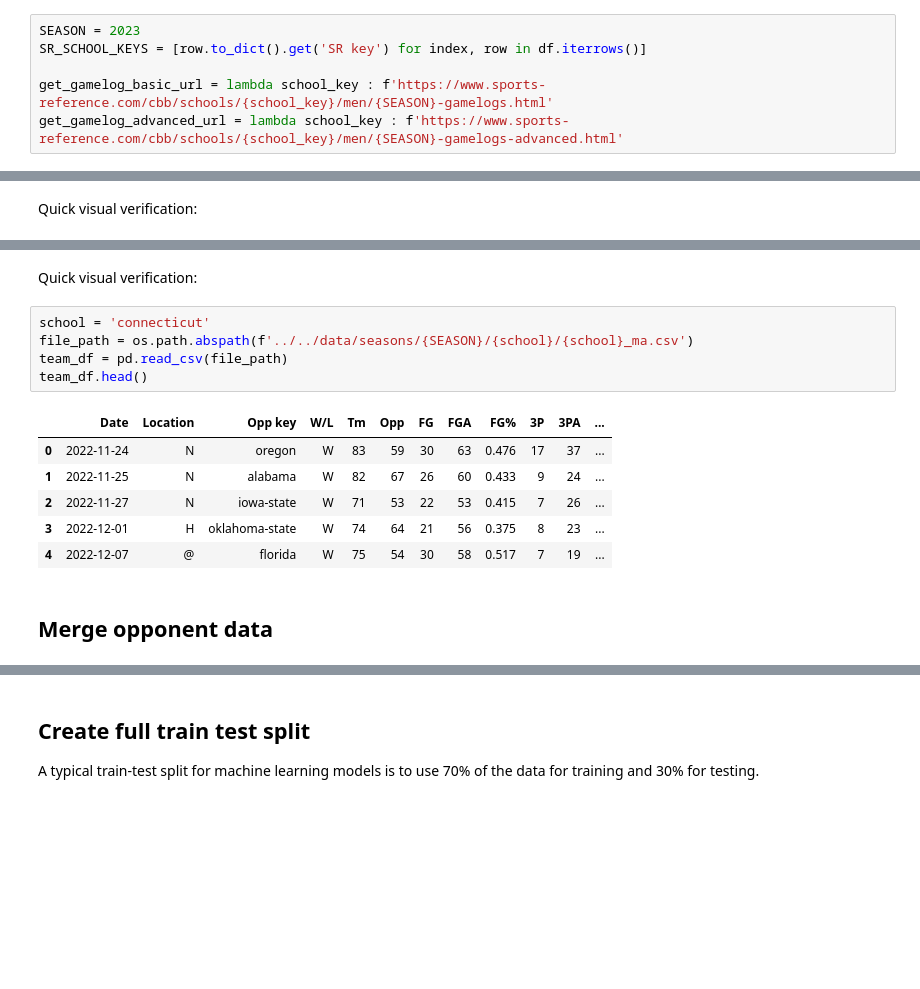
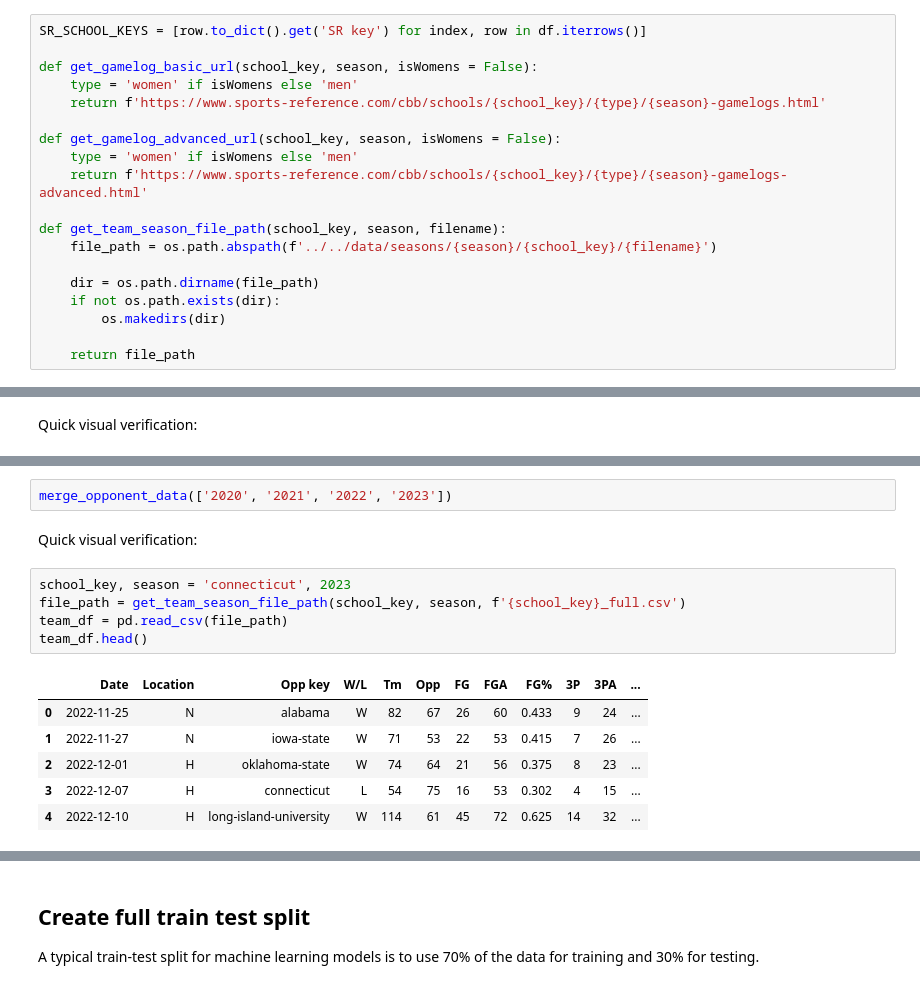
Before and after one commit to mike-taylor99/MLMB, a Jupyter notebook: utils/notebook/training_data.ipynb, the cells around one changed output, grey strips where cells are left out. Drawn from its saved outputs; the diff is of its cells as text; blank space fills up the shorter version.

```diff
--- a/utils/notebook/training_data.ipynb
+++ b/utils/notebook/training_data.ipynb
@@ -21,11 +29,24 @@ df.head()
 | 3 | Alabama | Tuscaloosa, Alabama | alabama | alabama | Alabama | University of Alabama | #9D2235 |
 | 4 | Alabama A&M | Normal, Alabama | alabama-am | alabama-am | Alabama A&M | Alabama A&M University | #862633 |
 # %%
-SEASON = 2023
 SR_SCHOOL_KEYS = [row.to_dict().get('SR key') for index, row in df.iterrows()]
 
-get_gamelog_basic_url = lambda school_key : f'https://www.sports-reference.com/cbb/schools/{school_key}/men/{SEASON}-gamelogs.html'
-get_gamelog_advanced_url = lambda school_key : f'https://www.sports-reference.com/cbb/schools/{school_key}/men/{SEASON}-gamelogs-advanced.html'
+def get_gamelog_basic_url(school_key, season, isWomens = False):
+    type = 'women' if isWomens else 'men'
+    return f'https://www.sports-reference.com/cbb/schools/{school_key}/{type}/{season}-gamelogs.html'
+
+def get_gamelog_advanced_url(school_key, season, isWomens = False):
+    type = 'women' if isWomens else 'men'
+    return f'https://www.sports-reference.com/cbb/schools/{school_key}/{type}/{season}-gamelogs-advanced.html'
+
+def get_team_season_file_path(school_key, season, filename):
+    file_path = os.path.abspath(f'../../data/seasons/{season}/{school_key}/{filename}')
+
+    dir = os.path.dirname(file_path)
+    if not os.path.exists(dir):
+        os.makedirs(dir)
+
+    return file_path
 # %% [markdown]
 ## Download gamelogs HTML
 Download the basic and advanced gamelog html for each team
@@ -286,16 +407,16 @@ for school in tqdm(SR_SCHOOL_KEYS):
+# %%
+merge_opponent_data(['2020', '2021', '2022', '2023'])
 # %% [markdown]
 Quick visual verification:
 # %%
-school = 'connecticut'
-file_path = os.path.abspath(f'../../data/seasons/{SEASON}/{school}/{school}_ma.csv')
+school_key, season = 'connecticut', 2023
+file_path = get_team_season_file_path(school_key, season, f'{school_key}_full.csv')
 team_df = pd.read_csv(file_path)
 team_df.head()
 # %% [output]
 |  | Date | Location | Opp key | W/L | Tm | Opp | FG | FGA | FG% | 3P | 3PA | ... |
-| 0 | 2022-11-24 | N | oregon | W | 83 | 59 | 30 | 63 | 0.476 | 17 | 37 | ... |
-| 1 | 2022-11-25 | N | alabama | W | 82 | 67 | 26 | 60 | 0.433 | 9 | 24 | ... |
-| 2 | 2022-11-27 | N | iowa-state | W | 71 | 53 | 22 | 53 | 0.415 | 7 | 26 | ... |
-| 3 | 2022-12-01 | H | oklahoma-state | W | 74 | 64 | 21 | 56 | 0.375 | 8 | 23 | ... |
-| 4 | 2022-12-07 | @ | florida | W | 75 | 54 | 30 | 58 | 0.517 | 7 | 19 | ... |
+| 0 | 2022-11-25 | N | alabama | W | 82 | 67 | 26 | 60 | 0.433 | 9 | 24 | ... |
+| 1 | 2022-11-27 | N | iowa-state | W | 71 | 53 | 22 | 53 | 0.415 | 7 | 26 | ... |
+| 2 | 2022-12-01 | H | oklahoma-state | W | 74 | 64 | 21 | 56 | 0.375 | 8 | 23 | ... |
+| 3 | 2022-12-07 | H | connecticut | L | 54 | 75 | 16 | 53 | 0.302 | 4 | 15 | ... |
+| 4 | 2022-12-10 | H | long-island-university | W | 114 | 61 | 45 | 72 | 0.625 | 14 | 32 | ... |
-# %% [markdown]
-## Merge opponent data
```
Also changed, not shown: parts of 36 cells of this notebook, 14 other files.
